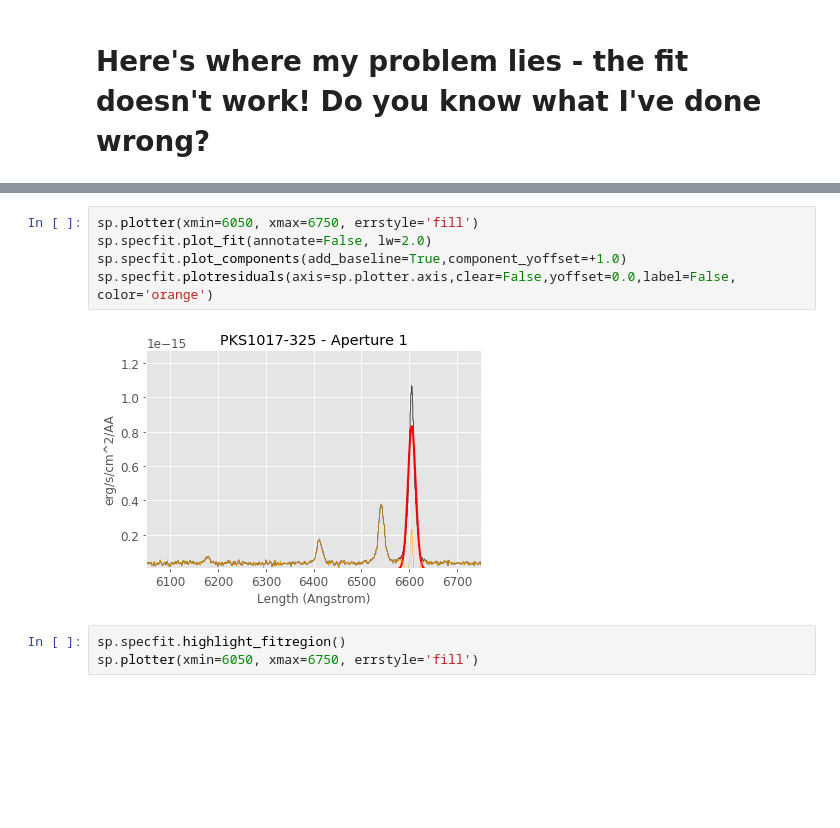
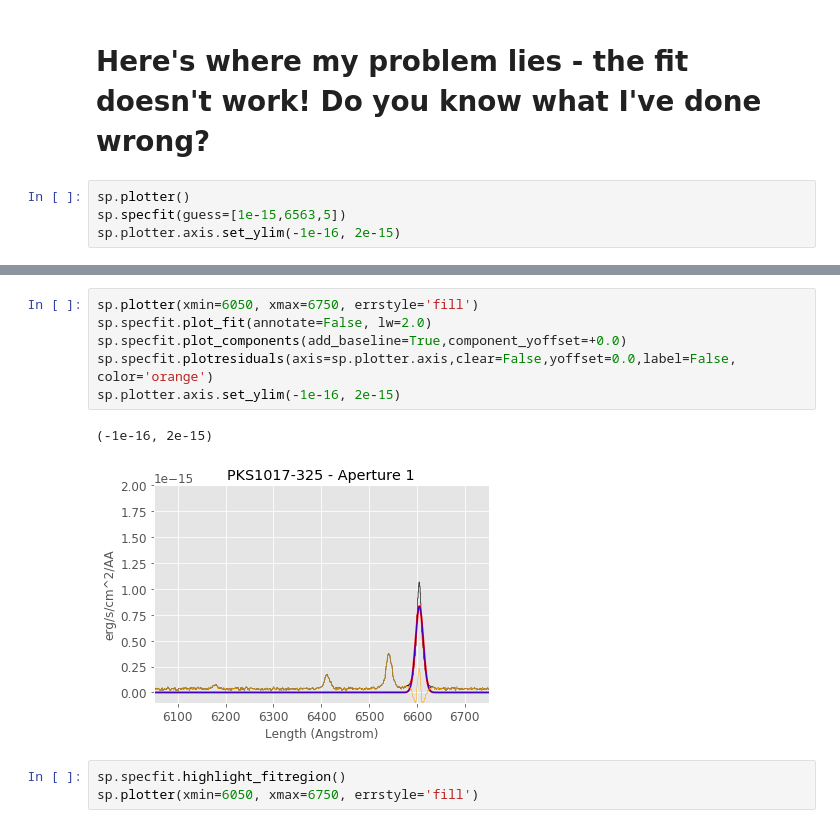
Before and after one commit to granttremblay/question_for_adam, a Jupyter notebook: PKS1017_Analysis.ipynb, the cells around one changed output, grey strips where cells are left out. Saved outputs shown, nothing was run; the diff lists cells and outputs as text; blank space fills up the shorter version.

Commit message:
change the plotting limits

```diff
--- a/PKS1017_Analysis.ipynb
+++ b/PKS1017_Analysis.ipynb
@@ -276,3 +277,7 @@ linemask
 #sp.baseline(xmin=6050, xmax=6750, exclude=linemask, subtract=False, reset_selection=False, highlight_fitregion=True, order=2)
 # %% [markdown]
 # Here's where my problem lies - the fit doesn't work! Do you know what I've done wrong?
+# %%
+sp.plotter()
+sp.specfit(guess=[1e-15,6563,5])
+sp.plotter.axis.set_ylim(-1e-16, 2e-15)
@@ -279,10 +288,12 @@ linemask
 # %%
 sp.plotter(xmin=6050, xmax=6750, errstyle='fill')
 sp.specfit.plot_fit(annotate=False, lw=2.0)
-sp.specfit.plot_components(add_baseline=True,component_yoffset=+1.0)
+sp.specfit.plot_components(add_baseline=True,component_yoffset=+0.0)
 sp.specfit.plotresiduals(axis=sp.plotter.axis,clear=False,yoffset=0.0,label=False, color='orange')
+sp.plotter.axis.set_ylim(-1e-16, 2e-15)
 # %% [output]
+(-1e-16, 2e-15)
-[figure, old version]
+[figure, new version]
 # %%
 sp.specfit.highlight_fitregion()
 sp.plotter(xmin=6050, xmax=6750, errstyle='fill')
```
Also changed, not shown: parts of 8 cells of this notebook.
